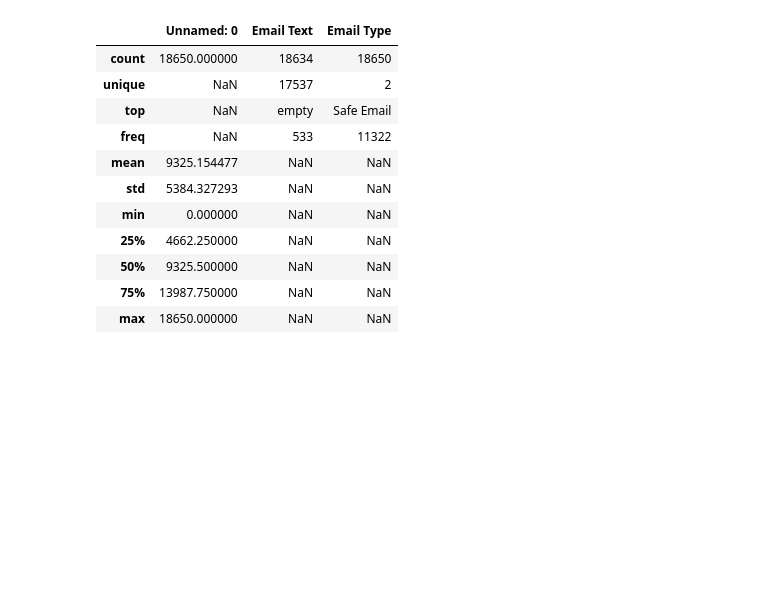
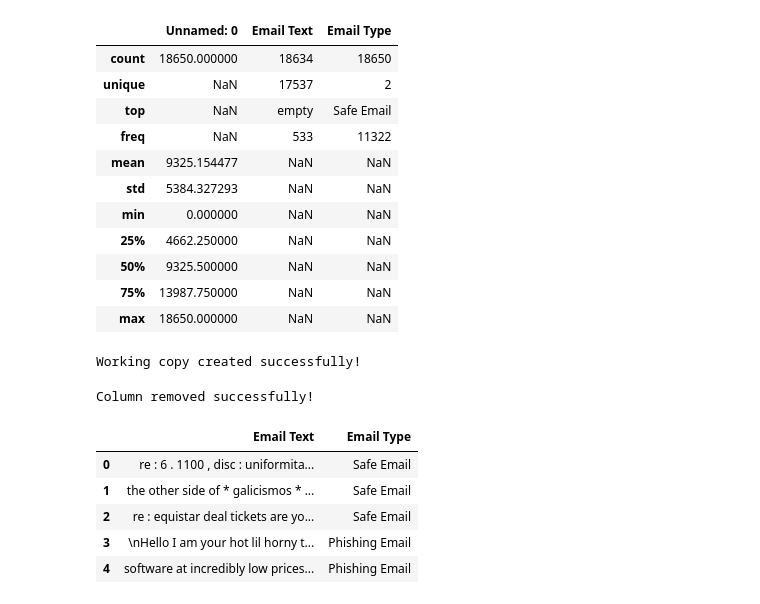
Before and after one commit to harshu1924/AI-Driven-Phishing-Email-Detection, a Jupyter notebook: notebooks/phishing_detection.ipynb, the cells around one changed output. Saved outputs shown, nothing was run; the diff lists cells and outputs as text; code cells hidden in the pictures; blank space fills up the shorter version.

```diff
--- a/notebooks/phishing_detection.ipynb
+++ b/notebooks/phishing_detection.ipynb
@@ -147,3 +147,31 @@ df.describe(include="all")
 | 50% | 9325.500000 | NaN | NaN |
 | 75% | 13987.750000 | NaN | NaN |
 | max | 18650.000000 | NaN | NaN |
+# %%
+# ==========================================================
+# Create a Working Copy
+# ==========================================================
+
+data = df.copy()
+
+print("Working copy created successfully!")
+# %% [output]
+Working copy created successfully!
+# %%
+# ==========================================================
+# Remove Unnecessary Column
+# ==========================================================
+
+data.drop(columns=["Unnamed: 0"], inplace=True)
+
+print("Column removed successfully!")
+
+data.head()
+# %% [output]
+Column removed successfully!
+|  | Email Text | Email Type |
+| 0 | re : 6 . 1100 , disc : uniformita... | Safe Email |
+| 1 | the other side of * galicismos * ... | Safe Email |
+| 2 | re : equistar deal tickets are yo... | Safe Email |
+| 3 | \nHello I am your hot lil horny t... | Phishing Email |
+| 4 | software at incredibly low prices... | Phishing Email |
```
Also changed, not shown: parts of 25 cells of this notebook.
